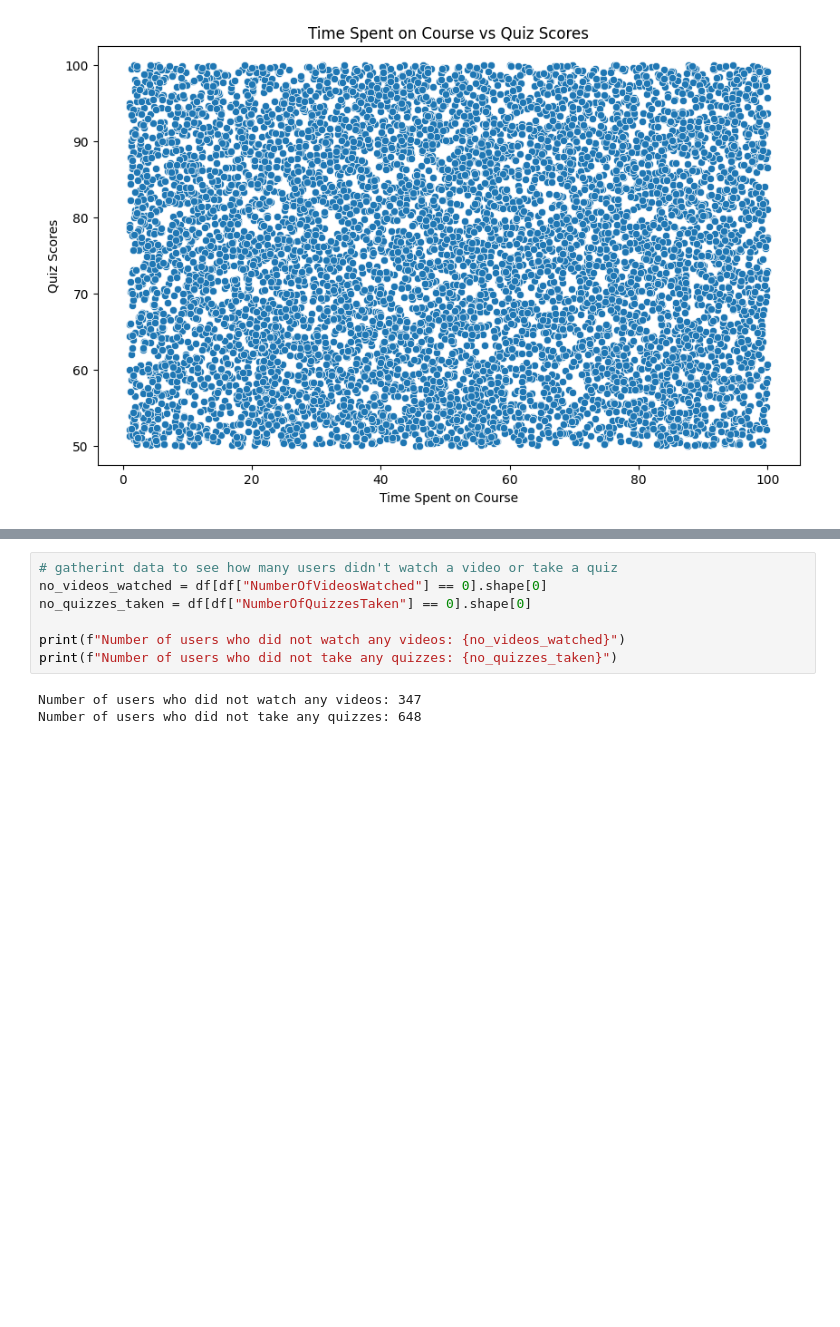
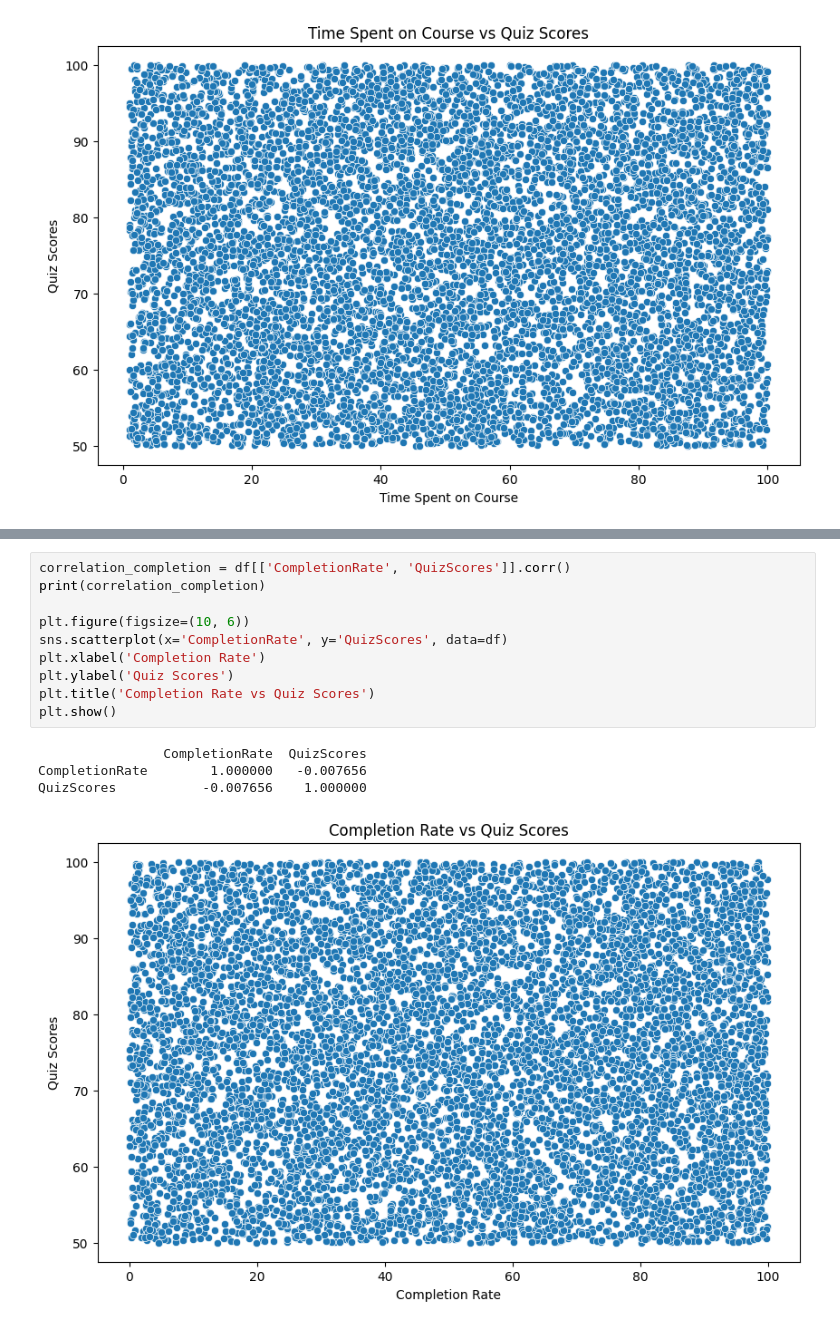
Before and after one commit to BissiriD/course_completion_project_1, a Jupyter notebook: main.ipynb, the cells around one changed output, grey strips where cells are left out. Cells and saved outputs as stored; diff of their text form; blank space fills up the shorter version.

```diff
--- a/main.ipynb
+++ b/main.ipynb
@@ -230,10 +229,15 @@ plt.show()
-# %%
-# gatherint data to see how many users didn't watch a video or take a quiz
-no_videos_watched = df[df["NumberOfVideosWatched"] == 0].shape[0]
-no_quizzes_taken = df[df["NumberOfQuizzesTaken"] == 0].shape[0]
-
-print(f"Number of users who did not watch any videos: {no_videos_watched}")
-print(f"Number of users who did not take any quizzes: {no_quizzes_taken}")
-# %% [output]
-Number of users who did not watch any videos: 347
-Number of users who did not take any quizzes: 648
+# %%
+correlation_completion = df[['CompletionRate', 'QuizScores']].corr()
+print(correlation_completion)
+
+plt.figure(figsize=(10, 6))
+sns.scatterplot(x='CompletionRate', y='QuizScores', data=df)
+plt.xlabel('Completion Rate')
+plt.ylabel('Quiz Scores')
+plt.title('Completion Rate vs Quiz Scores')
+plt.show()
+# %% [output]
+                CompletionRate  QuizScores
+CompletionRate        1.000000   -0.007656
+QuizScores           -0.007656    1.000000
+[figure, added]
```
Also changed, not shown: parts of 5 cells of this notebook.
